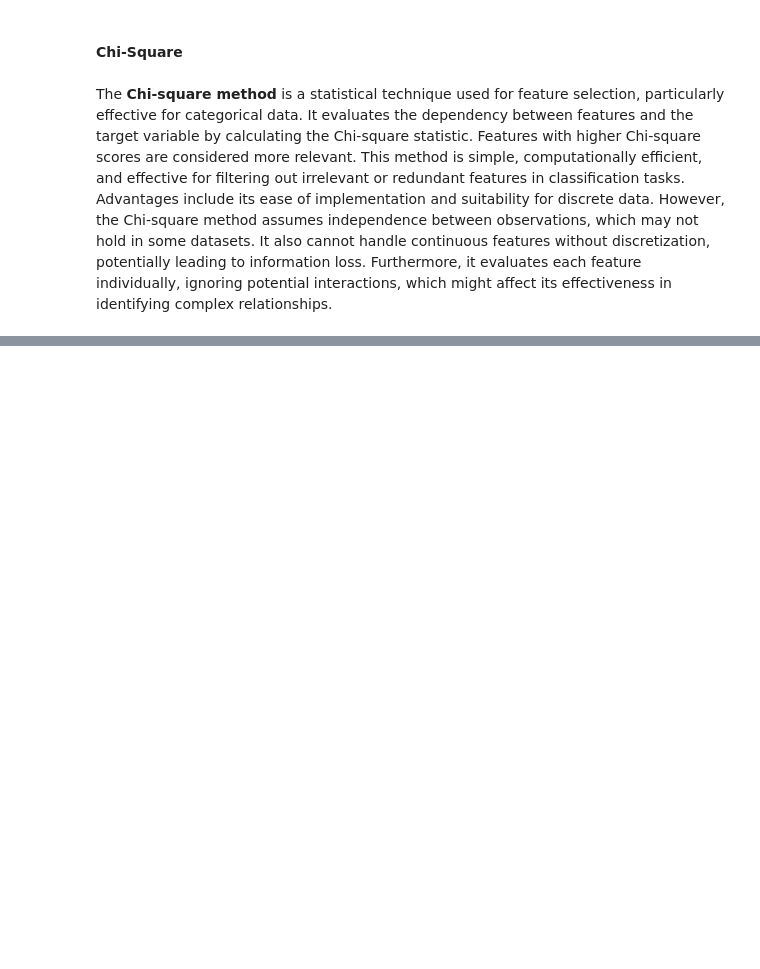
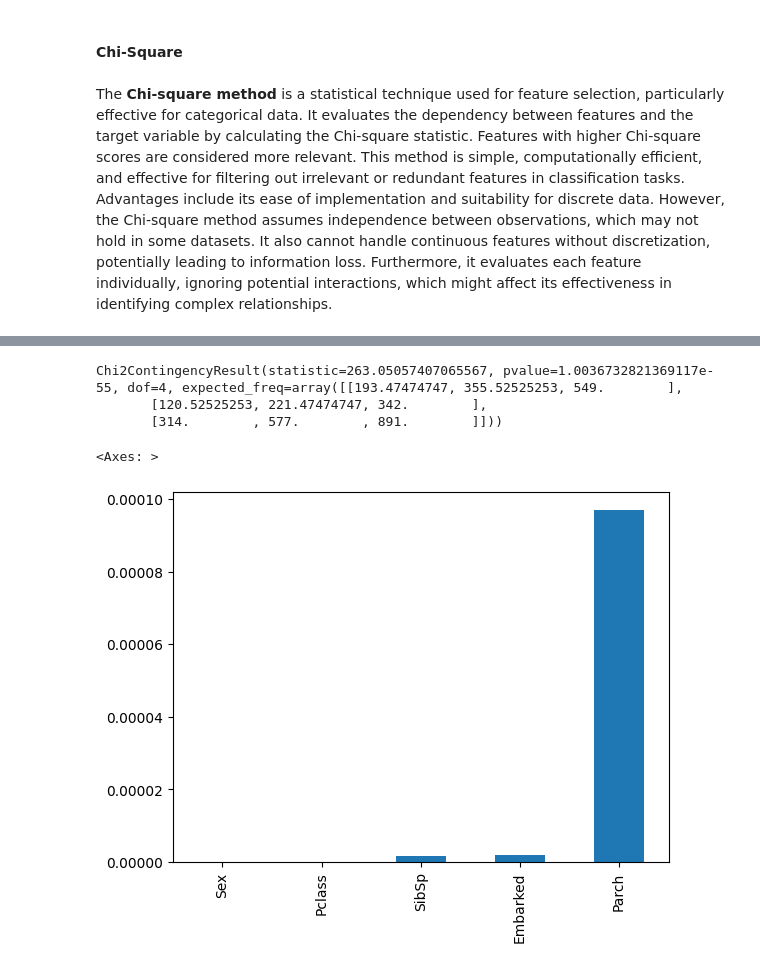
Before and after one commit to jeevanshrestha/Feature-Engineering, a Jupyter notebook: Feature Selection.ipynb, the cells around one changed output, grey strips where cells are left out. Cells and saved outputs as stored; diff of their text form; code cells hidden in the pictures; blank space fills up the shorter version.

Commit message:
Kaggle Notebook | Feature Selection | Version 2

```diff
--- a/Feature Selection.ipynb
+++ b/Feature Selection.ipynb
@@ -537,0 +570,3 @@ The **Chi-square method** is a statistical technique used for feature selection,
+# %%
+titanic = pd.read_csv('/kaggle/input/titanic/train.csv')[['Pclass','Sex','SibSp','Parch','Embarked','Survived']]
+titanic.head()
@@ -537,0 +580,3 @@ The **Chi-square method** is a statistical technique used for feature selection,
+# %%
+ct = pd.crosstab(titanic['Survived'],titanic['Sex'],margins=True)
+ct
@@ -537,0 +589,23 @@ The **Chi-square method** is a statistical technique used for feature selection,
+# %%
+from scipy.stats import chi2_contingency
+chi2_contingency(ct)
+# %% [output]
+Chi2ContingencyResult(statistic=263.05057407065567, pvalue=1.0036732821369117e-55, dof=4, expected_freq=array([[193.47474747, 355.52525253, 549.        ],
+       [120.52525253, 221.47474747, 342.        ],
+       [314.        , 577.        , 891.        ]]))
+# %%
+score = []
+
+for feature in titanic.columns[:-1]:
+
+    # create contingency table
+    ct = pd.crosstab(titanic['Survived'], titanic[feature])
+
+    # chi_test
+    p_value = chi2_contingency(ct)[1]
+    score.append(p_value)
+# %%
+pd.Series(score, index=titanic.columns[:-1]).sort_values(ascending=True).plot(kind='bar')
+# %% [output]
+<Axes: >
+[figure, added]
```
Also changed, not shown: parts of 17 cells of this notebook.
